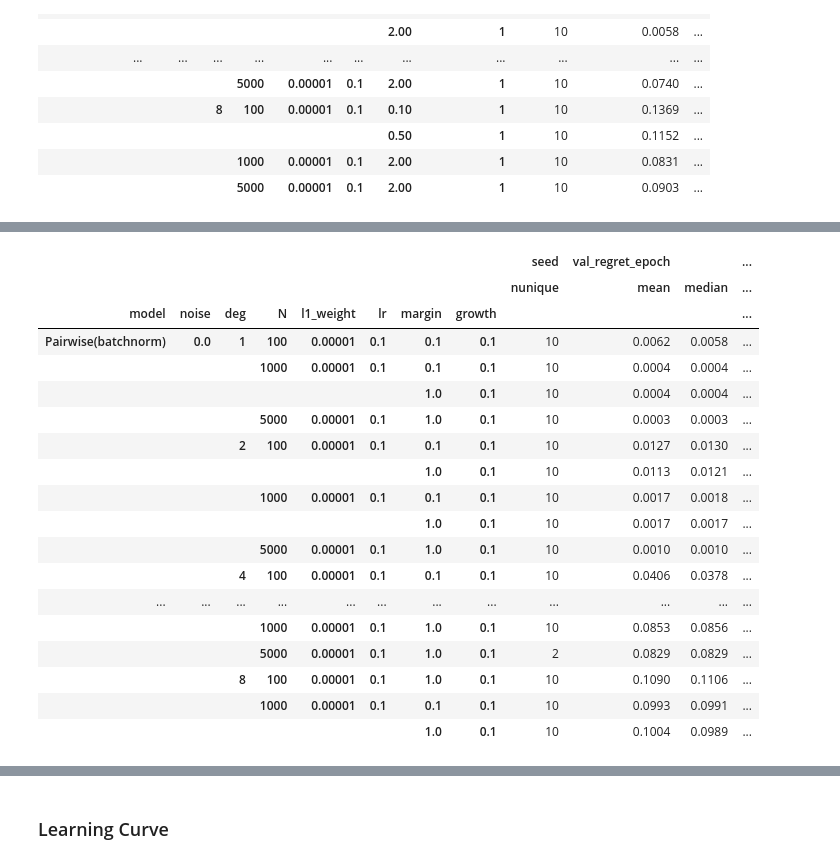
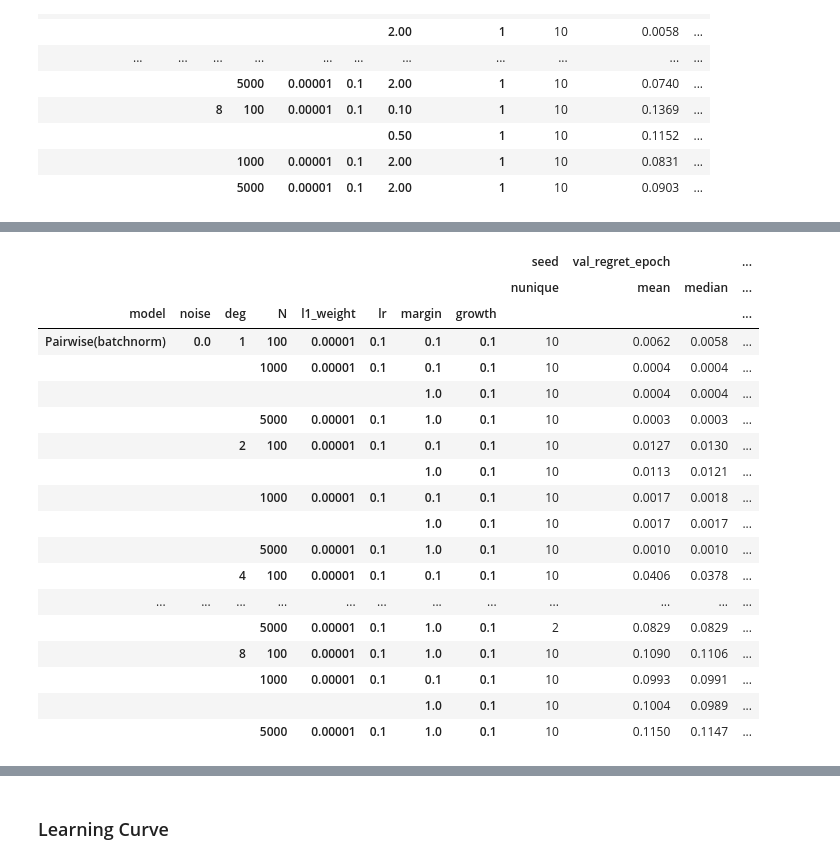
Before and after one commit to PredOpt/predopt-benchmarks, a Jupyter notebook: SPOSP/ResultIn Tabular.ipynb, the cells around one changed output, grey strips where cells are left out. Drawn from its saved outputs; the diff is of its cells as text; code cells hidden in the pictures.

```diff
--- a/SPOSP/ResultIn Tabular.ipynb
+++ b/SPOSP/ResultIn Tabular.ipynb
@@ -300,31 +300,31 @@ listwise_rslt.groupby(['model','noise','deg','N','l1_weight','lr','temperature',
 # %%
 pairwise_rslt = pd.read_csv("Rslt/Normed_Pairwise_rslt.csv")
-pairwise_rslt = pairwise_rslt[pairwise_rslt[]]
+
 pairwise_rslt.groupby(['model','noise','deg','N','l1_weight','lr','margin','growth'],dropna=False).agg({
     'seed': 'nunique',
     'val_regret_epoch':['mean','median'],
     "test_regret_epoch":['mean','std','count'],
     "test_mse_epoch":['mean','std','count'],}).round(4)
 # %% [output]
 |  |  |  |  |  |  |  |  | seed | val_regret_epoch |  | ... |
 |  |  |  |  |  |  |  |  | nunique | mean | median | ... |
 | model | noise | deg | N | l1_weight | lr | margin | growth |  |  |  | ... |
 | Pairwise(batchnorm) | 0.0 | 1 | 100 | 0.00001 | 0.1 | 0.1 | 0.1 | 10 | 0.0062 | 0.0058 | ... |
 |  |  |  | 1000 | 0.00001 | 0.1 | 0.1 | 0.1 | 10 | 0.0004 | 0.0004 | ... |
 |  |  |  |  |  |  | 1.0 | 0.1 | 10 | 0.0004 | 0.0004 | ... |
 |  |  |  | 5000 | 0.00001 | 0.1 | 1.0 | 0.1 | 10 | 0.0003 | 0.0003 | ... |
 |  |  | 2 | 100 | 0.00001 | 0.1 | 0.1 | 0.1 | 10 | 0.0127 | 0.0130 | ... |
 |  |  |  |  |  |  | 1.0 | 0.1 | 10 | 0.0113 | 0.0121 | ... |
 |  |  |  | 1000 | 0.00001 | 0.1 | 0.1 | 0.1 | 10 | 0.0017 | 0.0018 | ... |
 |  |  |  |  |  |  | 1.0 | 0.1 | 10 | 0.0017 | 0.0017 | ... |
 |  |  |  | 5000 | 0.00001 | 0.1 | 1.0 | 0.1 | 10 | 0.0010 | 0.0010 | ... |
 |  |  | 4 | 100 | 0.00001 | 0.1 | 0.1 | 0.1 | 10 | 0.0406 | 0.0378 | ... |
 | ... | ... | ... | ... | ... | ... | ... | ... | ... | ... | ... | ... |
-|  |  |  | 1000 | 0.00001 | 0.1 | 1.0 | 0.1 | 10 | 0.0853 | 0.0856 | ... |
 |  |  |  | 5000 | 0.00001 | 0.1 | 1.0 | 0.1 | 2 | 0.0829 | 0.0829 | ... |
 |  |  | 8 | 100 | 0.00001 | 0.1 | 1.0 | 0.1 | 10 | 0.1090 | 0.1106 | ... |
 |  |  |  | 1000 | 0.00001 | 0.1 | 0.1 | 0.1 | 10 | 0.0993 | 0.0991 | ... |
 |  |  |  |  |  |  | 1.0 | 0.1 | 10 | 0.1004 | 0.0989 | ... |
+|  |  |  | 5000 | 0.00001 | 0.1 | 1.0 | 0.1 | 10 | 0.1150 | 0.1147 | ... |
 # %%
 pairwisediff_rslt = pd.read_csv("Rslt/Normed_Pairwisediff_rslt.csv")
 pairwisediff_rslt.groupby(['model','noise','deg','N','l1_weight','lr','growth'],dropna=False).agg({
```
Also changed, not shown: parts of 7 cells of this notebook, 6 other files.
